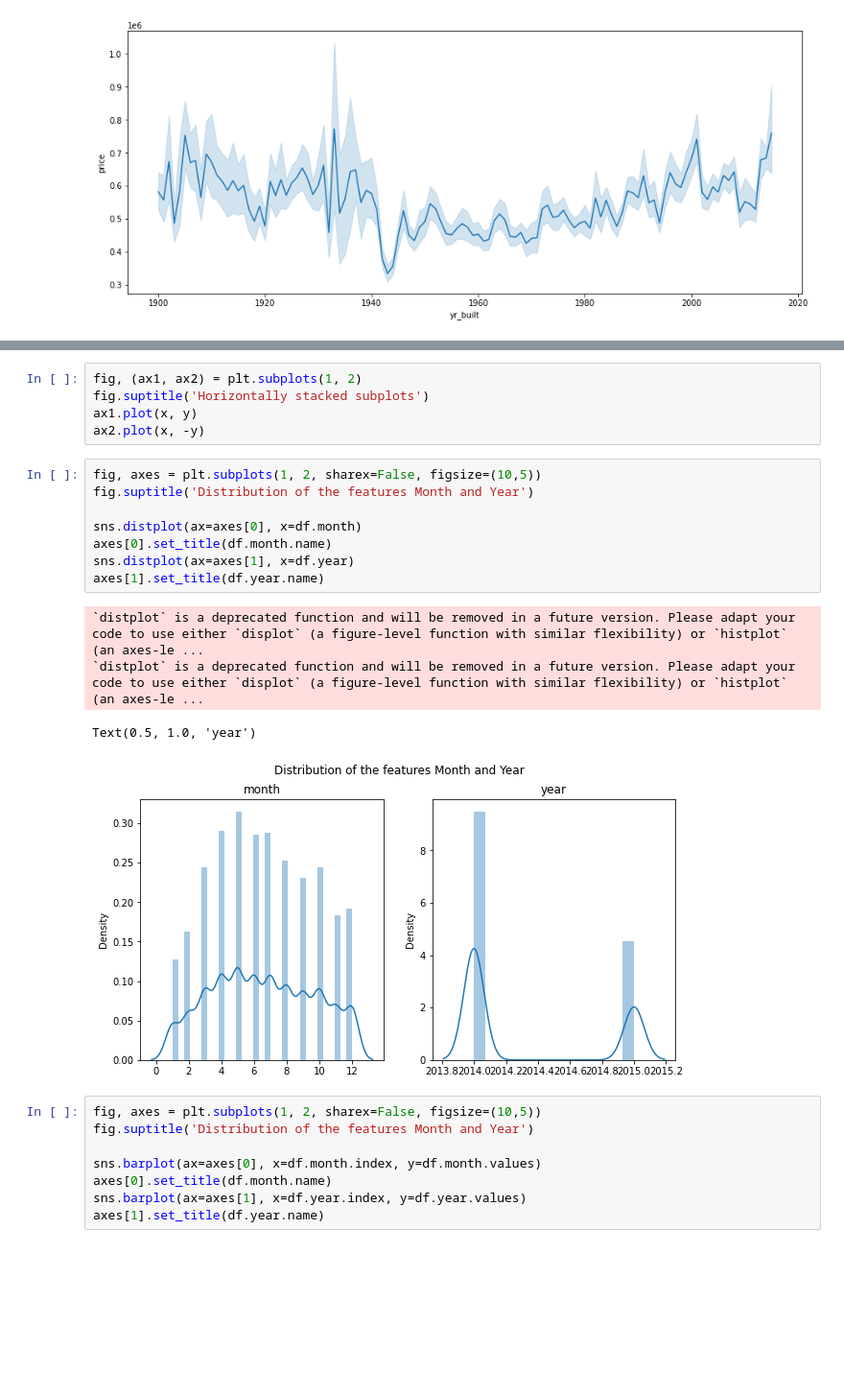
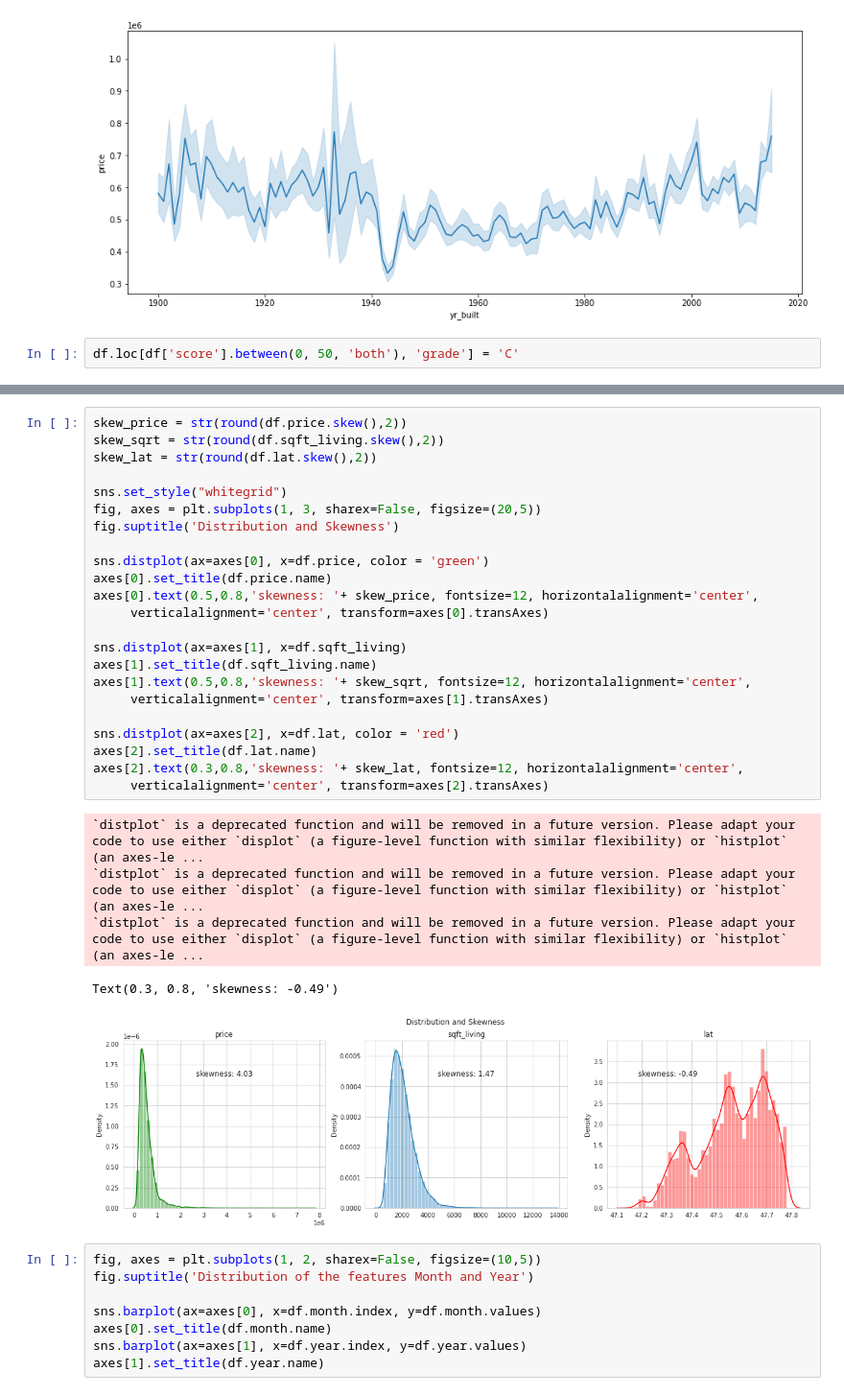
Before and after one commit to ChristianWussow/Portfolio, a Jupyter notebook: Data_Analytics_Project.ipynb, the cells around one changed output, grey strips where cells are left out. Shown at 96% size. Saved outputs shown, nothing was run; the diff lists cells and outputs as text; blank space fills up the shorter version.

```diff
--- a/Data_Analytics_Project.ipynb
+++ b/Data_Analytics_Project.ipynb
@@ -162,4 +162,6 @@ sns.lineplot(x=df['yr_built'].sort_values(),
 # %% [output]
 <matplotlib.axes._subplots.AxesSubplot at 0x...>
 [figure]
+# %%
+df.loc[df['score'].between(0, 50, 'both'), 'grade'] = 'C'
 # %%
@@ -178,24 +180,35 @@ sns.barplot(x=bins[:10],
 # %% [output]
 <matplotlib.axes._subplots.AxesSubplot at 0x...>
 [figure]
-# %%
-fig, (ax1, ax2) = plt.subplots(1, 2)
-fig.suptitle('Horizontally stacked subplots')
-ax1.plot(x, y)
-ax2.plot(x, -y)
-# %%
-fig, axes = plt.subplots(1, 2, sharex=False, figsize=(10,5))
-fig.suptitle('Distribution of the features Month and Year')
-
-sns.distplot(ax=axes[0], x=df.month)
-axes[0].set_title(df.month.name)
-sns.distplot(ax=axes[1], x=df.year)
-axes[1].set_title(df.year.name)
-# %% [output]
-`distplot` is a deprecated function and will be removed in a future version. Please adapt your code to use either `displot` (a figure-level function with similar flexibility) or `histplot` (an axes-le ...
-`distplot` is a deprecated function and will be removed in a future version. Please adapt your code to use either `displot` (a figure-level function with similar flexibility) or `histplot` (an axes-le ...
-Text(0.5, 1.0, 'year')
-[figure, removed]
+# %%
+skew_price = str(round(df.price.skew(),2))
+skew_sqrt = str(round(df.sqft_living.skew(),2))
+skew_lat = str(round(df.lat.skew(),2))
+
+sns.set_style("whitegrid")
+fig, axes = plt.subplots(1, 3, sharex=False, figsize=(20,5))
+fig.suptitle('Distribution and Skewness')
+
+sns.distplot(ax=axes[0], x=df.price, color = 'green')
+axes[0].set_title(df.price.name)
+axes[0].text(0.5,0.8,'skewness: '+ skew_price, fontsize=12, horizontalalignment='center',
+     verticalalignment='center', transform=axes[0].transAxes)
+
+sns.distplot(ax=axes[1], x=df.sqft_living)
+axes[1].set_title(df.sqft_living.name)
+axes[1].text(0.5,0.8,'skewness: '+ skew_sqrt, fontsize=12, horizontalalignment='center',
+     verticalalignment='center', transform=axes[1].transAxes)
+
+sns.distplot(ax=axes[2], x=df.lat, color = 'red')
+axes[2].set_title(df.lat.name)
+axes[2].text(0.3,0.8,'skewness: '+ skew_lat, fontsize=12, horizontalalignment='center',
+     verticalalignment='center', transform=axes[2].transAxes)
+# %% [output]
+`distplot` is a deprecated function and will be removed in a future version. Please adapt your code to use either `displot` (a figure-level function with similar flexibility) or `histplot` (an axes-le ...
+`distplot` is a deprecated function and will be removed in a future version. Please adapt your code to use either `displot` (a figure-level function with similar flexibility) or `histplot` (an axes-le ...
+`distplot` is a deprecated function and will be removed in a future version. Please adapt your code to use either `displot` (a figure-level function with similar flexibility) or `histplot` (an axes-le ...
+Text(0.3, 0.8, 'skewness: -0.49')
+[figure, added]
 # %%
 fig, axes = plt.subplots(1, 2, sharex=False, figsize=(10,5))
 fig.suptitle('Distribution of the features Month and Year')
```
Also changed, not shown: parts of 7 cells of this notebook.
